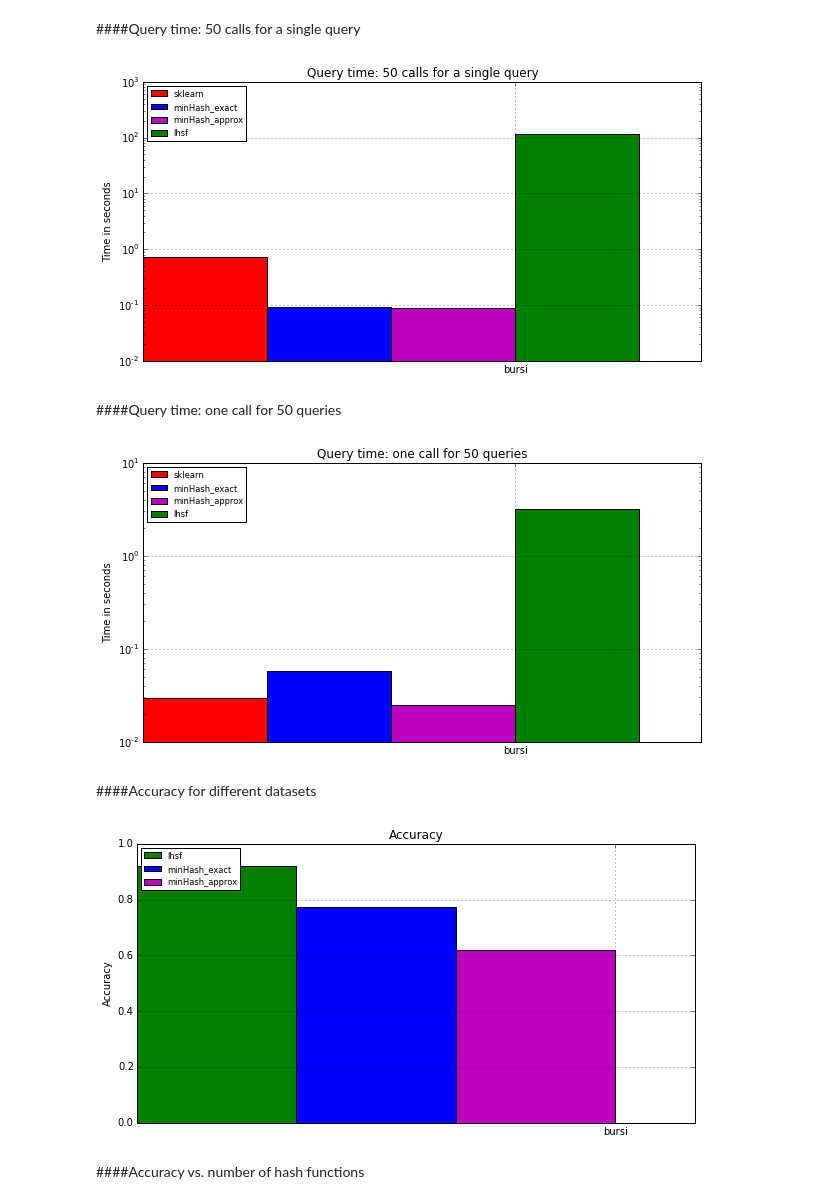
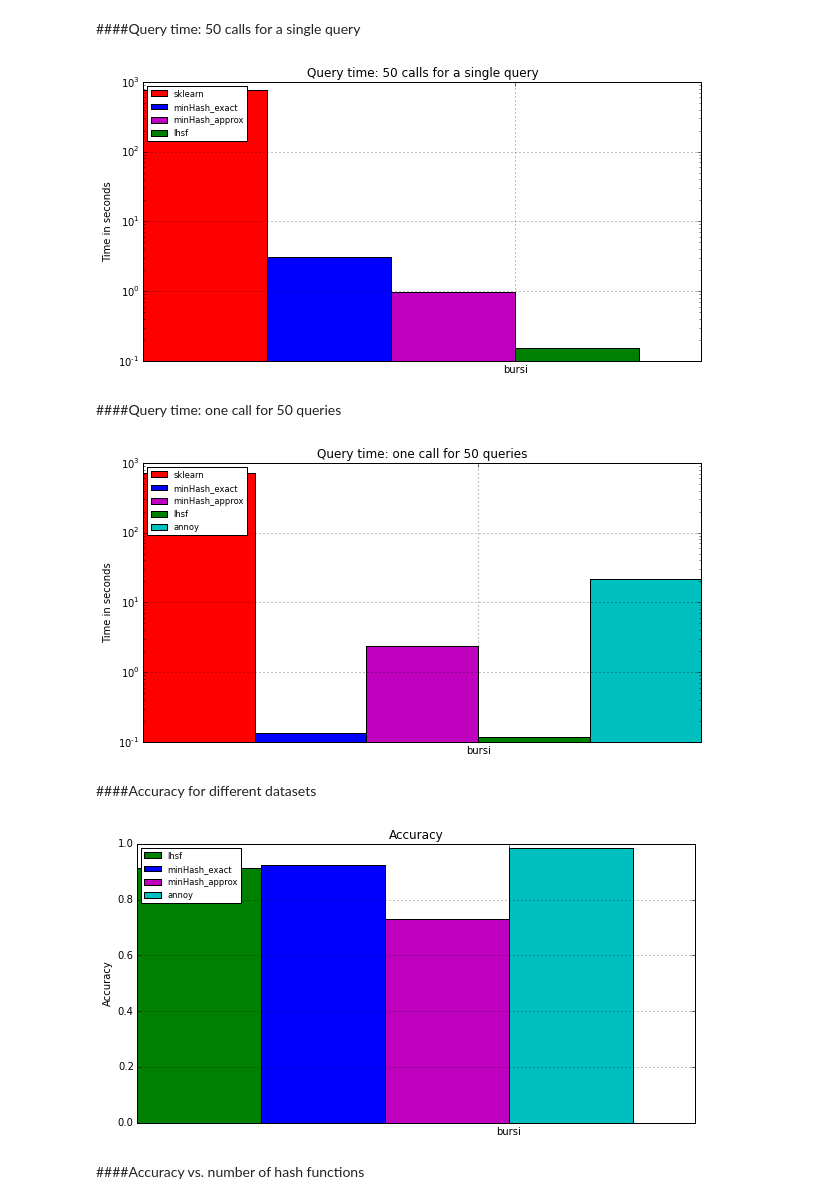
Before and after one commit to joachimwolff/sparse-neighbors-search, a Jupyter notebook: example/time.ipynb, the cells around one changed output. Cells and saved outputs as stored; diff of their text form; code cells hidden in the pictures.

Commit message:
Added annoy to benchmark with the bursi dataset

```diff
--- a/example/time.ipynb
+++ b/example/time.ipynb
@@ -213,7 +214,7 @@ datasetBursi = vectorizer.transform( graphs )
 # %%
 n_neighbors_sklearn = 5
 n_neighbors_minHash = 5
-returnValuesBursi = measure_performance([datasetBursi], n_neighbors_sklearn, n_neighbors_minHash, number_of_hashfunctions=800)
+returnValuesBursi = measure_performance([datasetBursi], n_neighbors_sklearn, n_neighbors_minHash, number_of_hashfunctions=8000)
 # %% [output]
 Dataset processing:  1 / 1
 Fitting of sklearn_nneighbors done!
@@ -226,7 +237,7 @@ plotData(data=returnValuesBursi[3:7], color=["r", "b", "m", "g"], label=["sklear
         xticks=["bursi"], ylabel="Time in seconds", number_of_instances=1,
         number_of_features=1, title='Query time: 50 calls for a single query')
 # %% [output]
-[figure, old version]
+[figure, new version]
 # %% [markdown]
 ####Query time: one call for 50 queries
 # %%
@@ -234,15 +245,15 @@ plotData(data=returnValuesBursi[7:13], color=["r", "b", "m", "g", "c"], label=["
         xticks=["bursi"], ylabel="Time in seconds", number_of_instances=1,
         number_of_features=1, title='Query time: one call for 50 queries')
 # %% [output]
-[figure, old version]
+[figure, new version]
 # %% [markdown]
 ####Accuracy for different datasets
 # %%
-plotData(data=returnValuesBursi[11:], color=["g", "b", "m"], label=["lhsf", "minHash_exact", "minHash_approx"],
+plotData(data=returnValuesBursi[13:], color=["g", "b", "m", "c"], label=["lhsf", "minHash_exact", "minHash_approx", "annoy"],
         xticks=["bursi"], ylabel="Accuracy", number_of_instances=1,
         number_of_features=1, title='Accuracy', log=False)
 # %% [output]
-[figure, old version]
+[figure, new version]
 # %% [markdown]
 ####Accuracy vs. number of hash functions
 # %%
```
Also changed, not shown: parts of 4 cells of this notebook.
